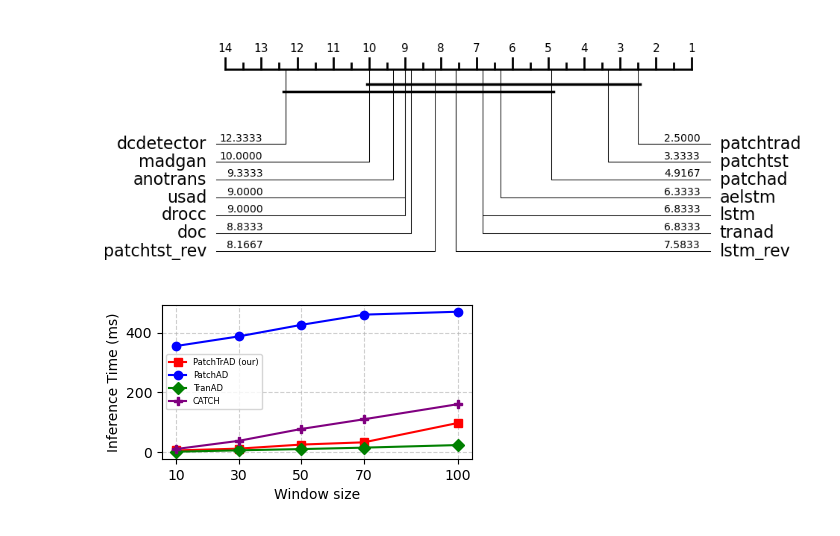
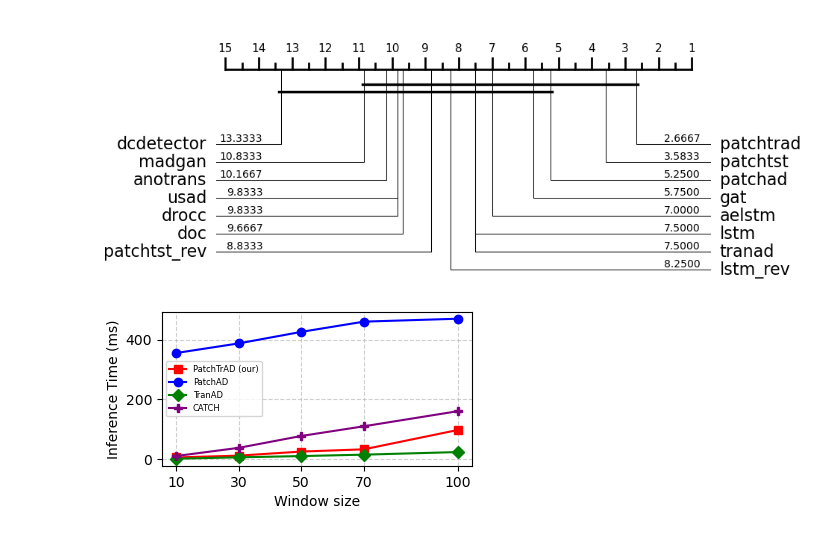
Before and after one commit to vilhess/DL4TSAD, a Jupyter notebook: visu.ipynb, the cells around one changed output. Saved outputs shown, nothing was run; the diff lists cells and outputs as text; code cells hidden in the pictures.

```diff
--- a/visu.ipynb
+++ b/visu.ipynb
@@ -27,11 +28,11 @@ results_show
 # %%
 
 results = results.T
-results = results[['aelstm', 'anotrans', 'patchtst', 'usad', 'lstm', 'tranad', 'patchtrad', 'patchad', 'madgan', 'drocc', 'lstm_rev', 'patchtst_rev', 'doc', 'dcdetector']]
+results = results[['aelstm', 'anotrans', 'patchtst', 'usad', 'lstm', 'tranad', 'patchtrad', 'patchad', 'madgan', 'drocc', 'lstm_rev', 'patchtst_rev', 'doc', 'dcdetector', 'gat']]
 methods = results.columns
 plot = plot_critical_difference(results.values, methods, alpha=0.05, width=8, test='nemenyi')
 # %% [output]
-[figure, old version]
+[figure, new version]
 # %%
 # Inference Speed for PatchAD, PatchTrAD, TranAD on the SWaT Dataset
 
```
Also changed, not shown: parts of 1 cell of this notebook, 3 other files.
